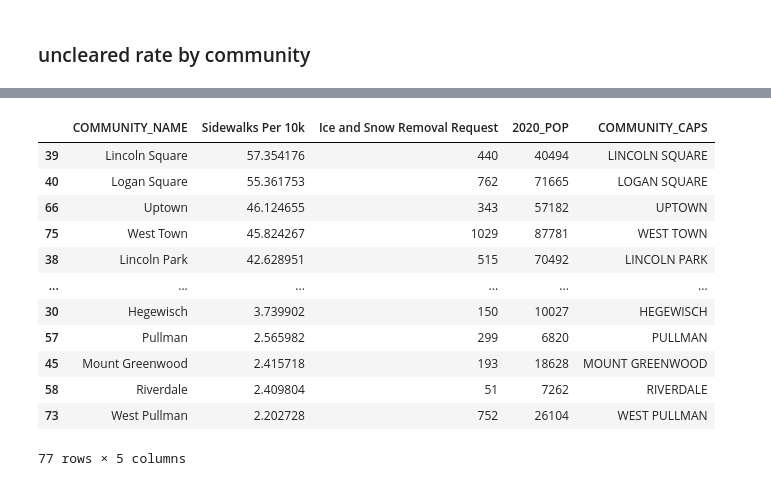
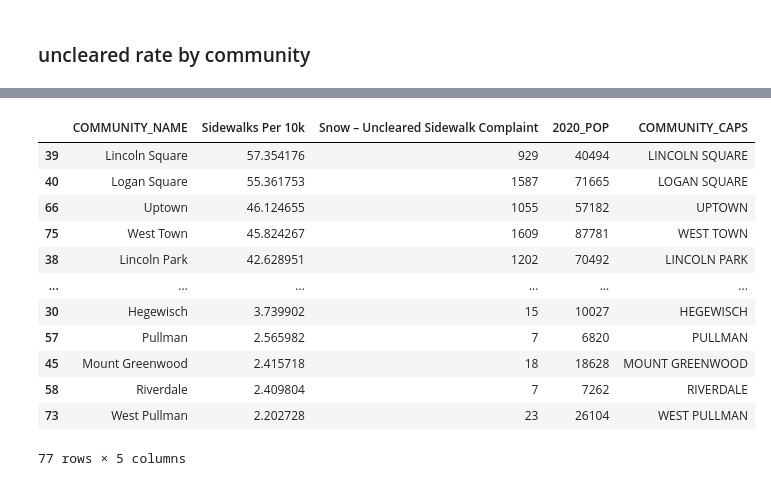
Before and after one commit to reliablerascal/snow-clearance, a Jupyter notebook: notebooks/02-summarize-311-snow-complaints-by-community.ipynb, the cells around one changed output, grey strips where cells are left out. Drawn from its saved outputs; the diff is of its cells as text; code cells hidden in the pictures.

```diff
--- a/notebooks/02-summarize-311-snow-complaints-by-community.ipynb
+++ b/notebooks/02-summarize-311-snow-complaints-by-community.ipynb
@@ -211,21 +211,21 @@ df_community_summary.head()
 | 3 | Ashburn | 1506 | 75 | 1 | ... |
 | 4 | Auburn Gresham | 1449 | 179 | 1 | ... |
 # %%
-df_uncleared_by_community = df_community_summary[['COMMUNITY_NAME','Sidewalks Per 10k','Ice and Snow Removal Request','2020_POP','COMMUNITY_CAPS']].sort_values(by='Sidewalks Per 10k', ascending=False)
+df_uncleared_by_community = df_community_summary[['COMMUNITY_NAME','Sidewalks Per 10k','Snow – Uncleared Sidewalk Complaint','2020_POP','COMMUNITY_CAPS']].sort_values(by='Sidewalks Per 10k', ascending=False)
 df_uncleared_by_community
 # %% [output]
-|  | COMMUNITY_NAME | Sidewalks Per 10k | Ice and Snow Removal Request | 2020_POP | COMMUNITY_CAPS |
-| 39 | Lincoln Square | 57.354176 | 440 | 40494 | LINCOLN SQUARE |
-| 40 | Logan Square | 55.361753 | 762 | 71665 | LOGAN SQUARE |
-| 66 | Uptown | 46.124655 | 343 | 57182 | UPTOWN |
-| 75 | West Town | 45.824267 | 1029 | 87781 | WEST TOWN |
-| 38 | Lincoln Park | 42.628951 | 515 | 70492 | LINCOLN PARK |
+|  | COMMUNITY_NAME | Sidewalks Per 10k | Snow – Uncleared Sidewalk Complaint | 2020_POP | COMMUNITY_CAPS |
+| 39 | Lincoln Square | 57.354176 | 929 | 40494 | LINCOLN SQUARE |
+| 40 | Logan Square | 55.361753 | 1587 | 71665 | LOGAN SQUARE |
+| 66 | Uptown | 46.124655 | 1055 | 57182 | UPTOWN |
+| 75 | West Town | 45.824267 | 1609 | 87781 | WEST TOWN |
+| 38 | Lincoln Park | 42.628951 | 1202 | 70492 | LINCOLN PARK |
 | ... | ... | ... | ... | ... | ... |
-| 30 | Hegewisch | 3.739902 | 150 | 10027 | HEGEWISCH |
-| 57 | Pullman | 2.565982 | 299 | 6820 | PULLMAN |
-| 45 | Mount Greenwood | 2.415718 | 193 | 18628 | MOUNT GREENWOOD |
-| 58 | Riverdale | 2.409804 | 51 | 7262 | RIVERDALE |
-| 73 | West Pullman | 2.202728 | 752 | 26104 | WEST PULLMAN |
+| 30 | Hegewisch | 3.739902 | 15 | 10027 | HEGEWISCH |
+| 57 | Pullman | 2.565982 | 7 | 6820 | PULLMAN |
+| 45 | Mount Greenwood | 2.415718 | 18 | 18628 | MOUNT GREENWOOD |
+| 58 | Riverdale | 2.409804 | 7 | 7262 | RIVERDALE |
+| 73 | West Pullman | 2.202728 | 23 | 26104 | WEST PULLMAN |
 77 rows × 5 columns
 # %%
 df_uncleared_by_community.to_csv("../results/311_uncleared_by_community.csv", index=False)
```
Also changed, not shown: 8 other files.
